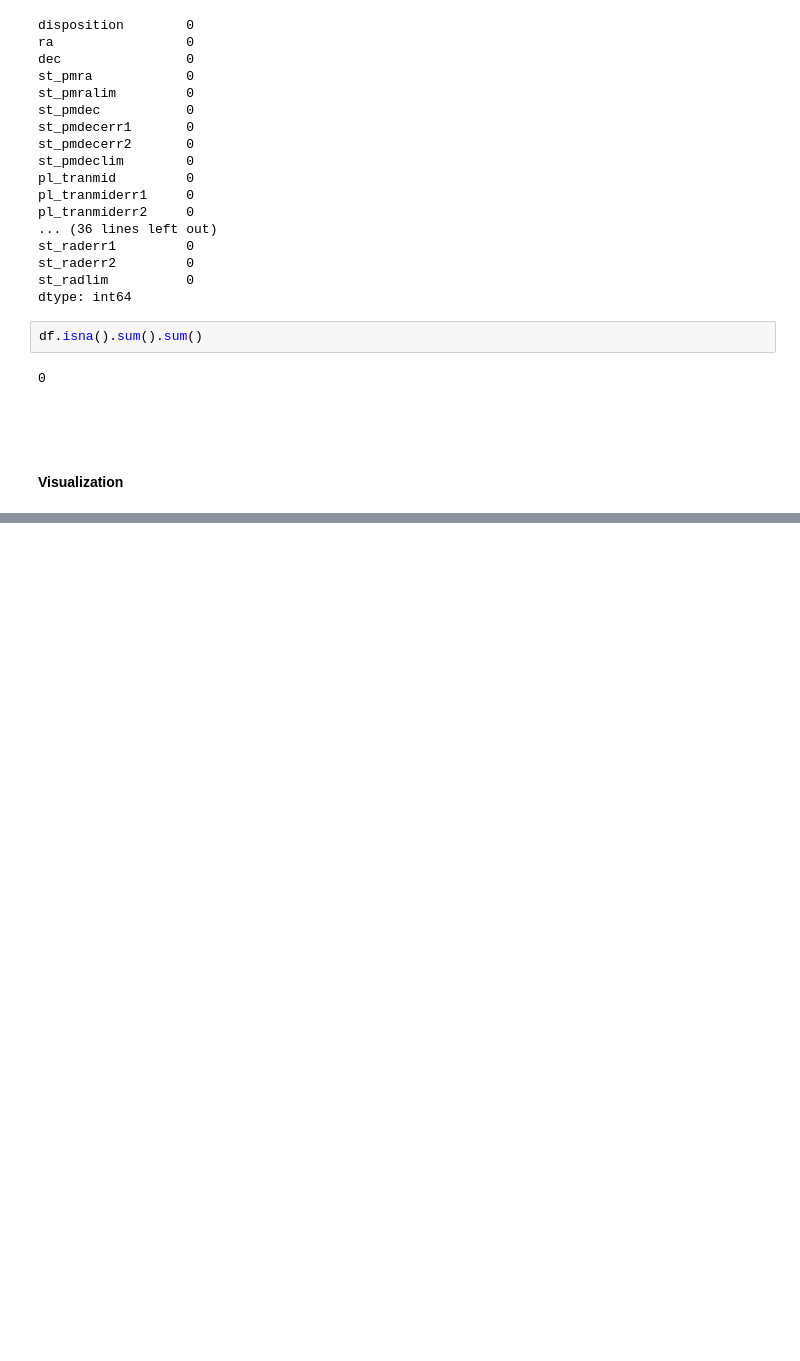
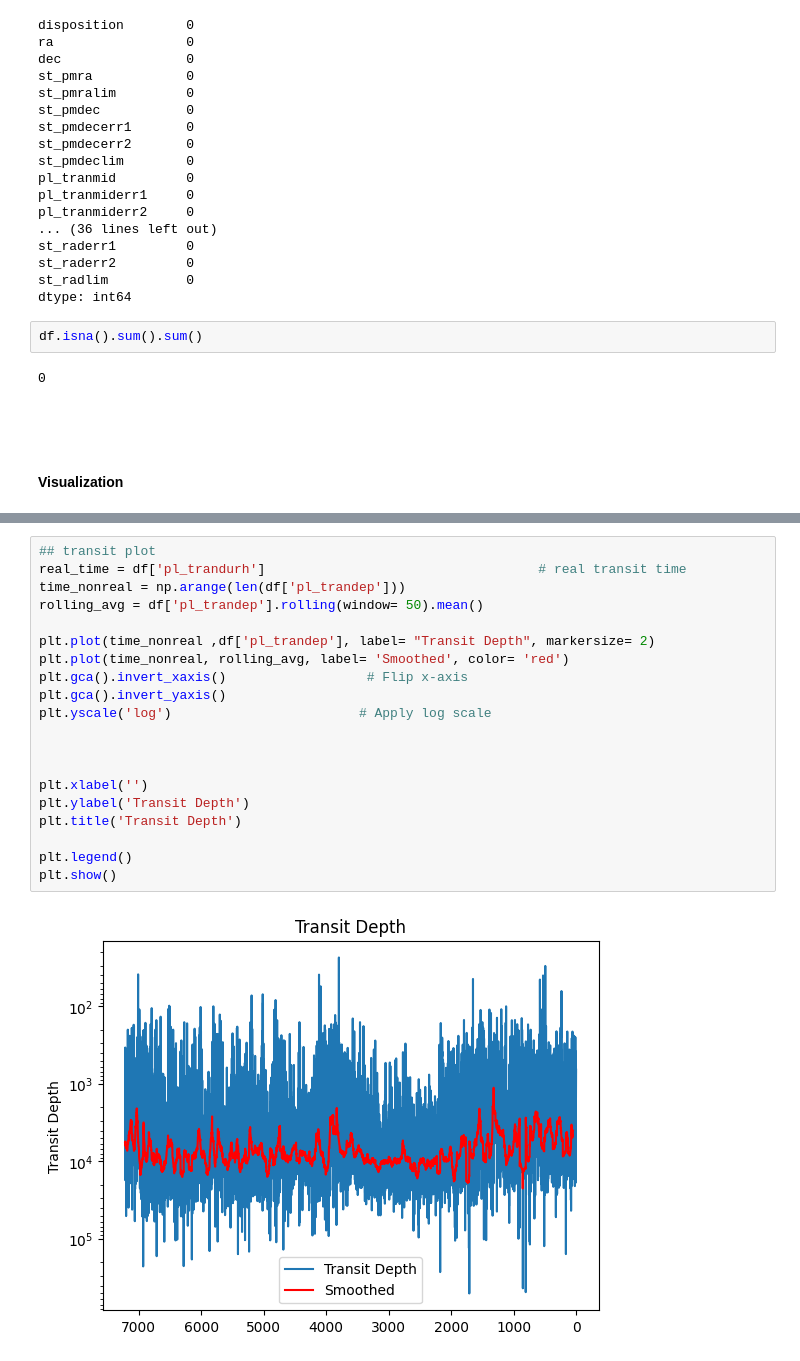
Before and after one commit to topollonaketsana/Exoplanet--Chronicles, a Jupyter notebook: notebooks/data_exploration.ipynb, the cells around one changed output, grey strips where cells are left out. Saved outputs shown, nothing was run; the diff lists cells and outputs as text; blank space fills up the shorter version.

```diff
--- a/notebooks/data_exploration.ipynb
+++ b/notebooks/data_exploration.ipynb
@@ -299,0 +314,22 @@ df.isna().sum().sum()
+# %%
+## transit plot
+real_time = df['pl_trandurh']                                   # real transit time
+time_nonreal = np.arange(len(df['pl_trandep']))
+rolling_avg = df['pl_trandep'].rolling(window= 50).mean()
+
+plt.plot(time_nonreal ,df['pl_trandep'], label= "Transit Depth", markersize= 2)
+plt.plot(time_nonreal, rolling_avg, label= 'Smoothed', color= 'red')
+plt.gca().invert_xaxis()                  # Flip x-axis
+plt.gca().invert_yaxis()
+plt.yscale('log')                        # Apply log scale
+
+
+
+plt.xlabel('')
+plt.ylabel('Transit Depth')
+plt.title('Transit Depth')
+
+plt.legend()
+plt.show()
+# %% [output]
+[figure, added]
```
Also changed, not shown: parts of 4 cells of this notebook, 1 other file.
